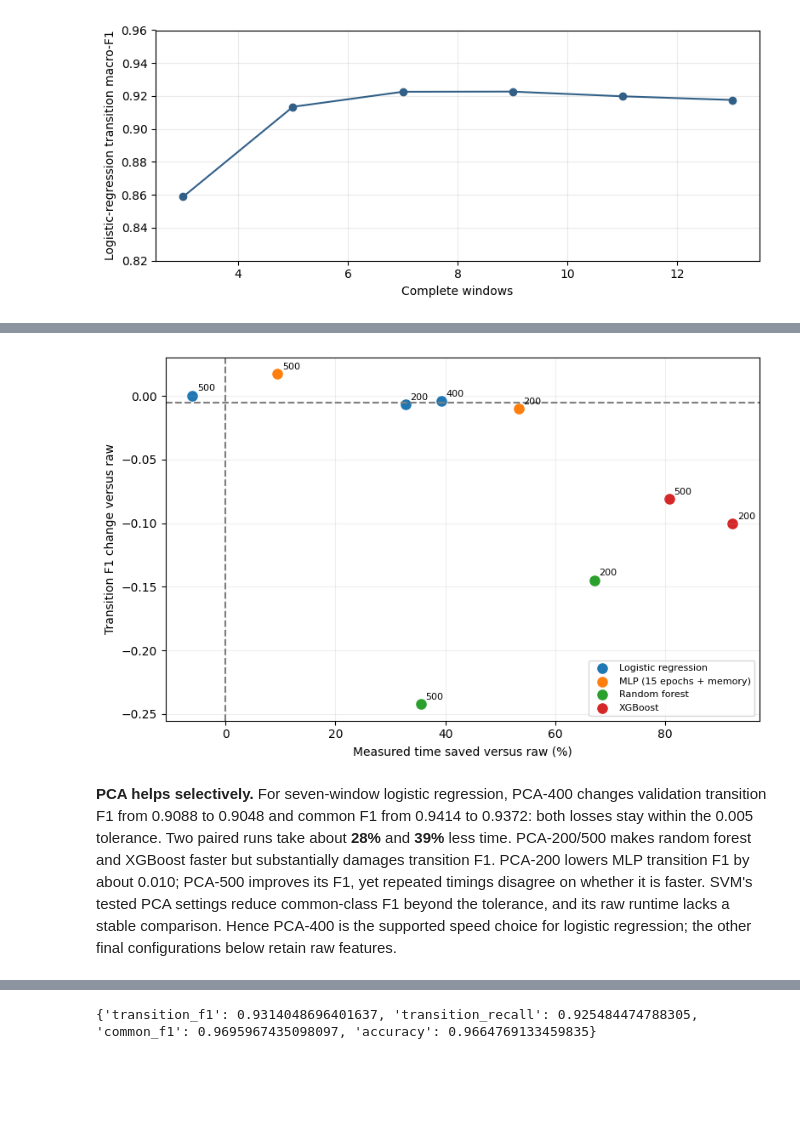
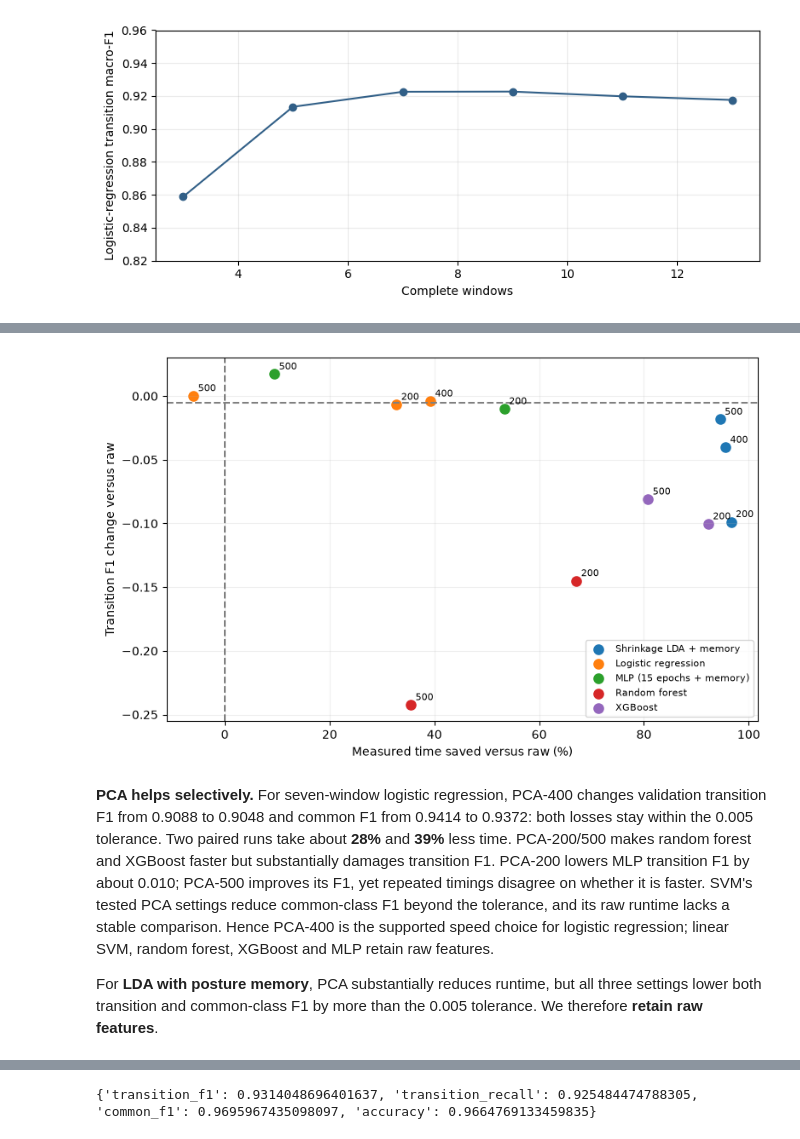
Before and after one commit to AY26-27-Sem1-CS3244-Group3/Improving-Recognition-of-Rare-Postural-Transitions, a Jupyter notebook: our approach/Improving Rare Postural Transitions.ipynb, the cells around one changed output, grey strips where cells are left out. Drawn from its saved outputs; the diff is of its cells as text; code cells hidden in the pictures; blank space fills up the shorter version.

```diff
--- a/our approach/Improving Rare Postural Transitions.ipynb
+++ b/our approach/Improving Rare Postural Transitions.ipynb
@@ -531,0 +632,19 @@ At least two longer lengths were checked for each choice. For example, SVM score
+# %%
+lda_memory_cv = pd.DataFrame([
+    (3, False, 0.8916712478833112, 0.9360895150562802),
+    (3, True, 0.9196600811592277, 0.9360895150562802),
+    (5, False, 0.9411021624432925, 0.939333681906457),
+    (5, True, 0.9601648572287976, 0.939333681906457),
+    (7, False, 0.9481834375873301, 0.9468952165339223),
+    (7, True, 0.9698615182009264, 0.9468952165339223),
+    (9, False, 0.9559705677754651, 0.9521186713473972),
+    (9, True, 0.9698615182009264, 0.9521186713473972),
+    (11, False, 0.955814221404187, 0.9525417272761693),
+    (11, True, 0.9719721656460306, 0.9525417272761693),
+], columns=["window", "memory", "transition_f1", "common_f1"])
+lda_memory_comparison = lda_memory_cv.pivot(
+    index="window", columns="memory", values="transition_f1").rename(
+        columns={False: "Memory off", True: "Memory on"})
+lda_memory_comparison["Change"] = (
+    lda_memory_comparison["Memory on"] - lda_memory_comparison["Memory off"])
+display(lda_memory_comparison.rename_axis(columns=None).round(4))
@@ -556,7 +740,9 @@ if RUN_WINDOW_SWEEP:
     rows = []
     for model_name, group in recorded_window_cv.groupby("model"):
         for window in group.window:
-            folds = evaluate_cv(model_name, context=int(window), weight_exponent=0.5)
+            weight = 0 if model_name == "lda" else 0.5
+            folds = evaluate_cv(model_name, context=int(window), weight_exponent=weight,
+                                lda_memory=False)
             rows.append({"model": model_name, "window": window,
                          "transition_f1": folds.transition_f1.mean(),
                          "common_f1": folds.common_f1.mean(),
@@ -584,7 +785,11 @@ pca_benchmark = pd.DataFrame([('logreg', 7, 'raw', 0.908785, 0.941388, 8.4148),
  ('mlp', 11, 'pca500', 0.947498, 0.956694, 18.8957),
  ('linear_svm', 7, 'raw', 0.883384, 0.944815, None),
  ('linear_svm', 7, 'pca200', 0.901008, 0.921912, 2.3265),
- ('linear_svm', 7, 'pca500', 0.895535, 0.932049, 5.8431)], columns=['model', 'window', 'representation', 'transition_f1', 'common_f1', 'mean_seconds_per_fold'])
+ ('linear_svm', 7, 'pca500', 0.895535, 0.932049, 5.8431),
+ ('lda', 7, 'raw', 0.9698615182009264, 0.9468952165339223, 35.31513006663105),
+ ('lda', 7, 'pca200', 0.8711287271949765, 0.9130282268377942, 1.1939860666558768),
+ ('lda', 7, 'pca400', 0.9295627532930455, 0.9247177969111396, 1.5732773000296827),
+ ('lda', 7, 'pca500', 0.9516075870110784, 0.9294008305148526, 1.9327321333500247)], columns=['model', 'window', 'representation', 'transition_f1', 'common_f1', 'mean_seconds_per_fold'])
 raw = pca_benchmark[pca_benchmark.representation == "raw"].set_index("model")
 pca_comparison = pca_benchmark.copy()
 pca_comparison["transition_change"] = pca_comparison.apply(lambda r: r.transition_f1 - raw.loc[r.model, "transition_f1"], axis=1)
@@ -604,6 +809,9 @@ paired_timing = pd.DataFrame([
 ])
 paired_timing["Time saved %"] = 100 * (1 - paired_timing["PCA s/fold"] / paired_timing["Raw s/fold"])
 display(paired_timing.round(2))
+
+# Selected from the LDA validation quality and timing results.
+selected_lda_representation = 'raw'
 # %% [output]
 |  | model | window | representation | transition_f1 | common_f1 | mean_seconds_per_fold | transition_change | ... |
 | 0 | logreg | 7 | raw | 0.9088 | 0.9414 | 8.4148 | 0.0000 | ... |
@@ -628,20 +836,21 @@ display(paired_timing.round(2))
 | 2 | MLP | PCA-500 | 1 | 20.86 | 18.90 | 9.44 |
 | 3 | MLP | PCA-500 | 2 | 16.54 | 19.01 | -14.89 |
 # %%
+pca_model_names = {**model_names, "lda": "Shrinkage LDA + memory"}
 fig, ax = plt.subplots(figsize=(8, 5))
 for model_name, group in pca_comparison[(pca_comparison.representation != "raw") & np.isfinite(pca_comparison.time_saved_pct)].groupby("model"):
-    ax.scatter(group.time_saved_pct, group.transition_change, label=model_names[model_name], s=65)
+    ax.scatter(group.time_saved_pct, group.transition_change, label=pca_model_names[model_name], s=65)
     for r in group.itertuples():
         ax.annotate(r.representation.replace("pca", ""), (r.time_saved_pct, r.transition_change), xytext=(4, 4), textcoords="offset points", fontsize=8)
 ax.axhline(-0.005, color="gray", linestyle="--")
 ax.axvline(0, color="gray", linestyle="--")
 ax.set(xlabel="Measured time saved versus raw (%)", ylabel="Transition F1 change versus raw")
 ax.grid(alpha=0.2)
 ax.legend(fontsize=8)
 plt.tight_layout()
 plt.show()
 # %% [output]
-[figure, old version]
+[figure, new version]
 # %%
 # Reproduce the matched PCA comparisons. This can take substantial time.
 RUN_PCA_BENCHMARK = False
@@ -656,7 +868,9 @@ if RUN_PCA_BENCHMARK:
                          "mean_seconds_per_fold": folds.elapsed_seconds.mean()})
     display(pd.DataFrame(rows).round(4))
 # %% [markdown]
-**PCA helps selectively.** For seven-window logistic regression, PCA-400 changes validation transition F1 from 0.9088 to 0.9048 and common F1 from 0.9414 to 0.9372: both losses stay within the 0.005 tolerance. Two paired runs take about **28%** and **39%** less time. PCA-200/500 makes random forest and XGBoost faster but substantially damages transition F1. PCA-200 lowers MLP transition F1 by about 0.010; PCA-500 improves its F1, yet repeated timings disagree on whether it is faster. SVM's tested PCA settings reduce common-class F1 beyond the tolerance, and its raw runtime lacks a stable comparison. Hence PCA-400 is the supported speed choice for logistic regression; the other final configurations below retain raw features.
+**PCA helps selectively.** For seven-window logistic regression, PCA-400 changes validation transition F1 from 0.9088 to 0.9048 and common F1 from 0.9414 to 0.9372: both losses stay within the 0.005 tolerance. Two paired runs take about **28%** and **39%** less time. PCA-200/500 makes random forest and XGBoost faster but substantially damages transition F1. PCA-200 lowers MLP transition F1 by about 0.010; PCA-500 improves its F1, yet repeated timings disagree on whether it is faster. SVM's tested PCA settings reduce common-class F1 beyond the tolerance, and its raw runtime lacks a stable comparison. Hence PCA-400 is the supported speed choice for logistic regression; linear SVM, random forest, XGBoost and MLP retain raw features.
+
+For **LDA with posture memory**, PCA substantially reduces runtime, but all three settings lower both transition and common-class F1 by more than the 0.005 tolerance. We therefore **retain raw features**.
 # %% [markdown]
 ## 6. Final configurations and descriptive test comparison
 
```
Also changed, not shown: parts of 36 cells of this notebook, 1 other file.
